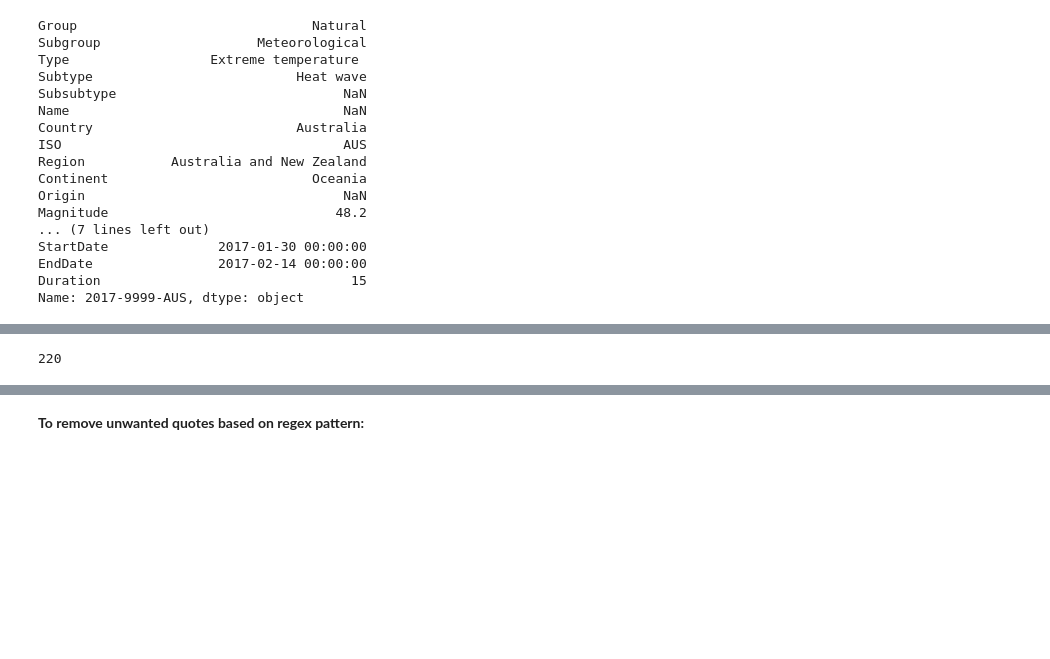
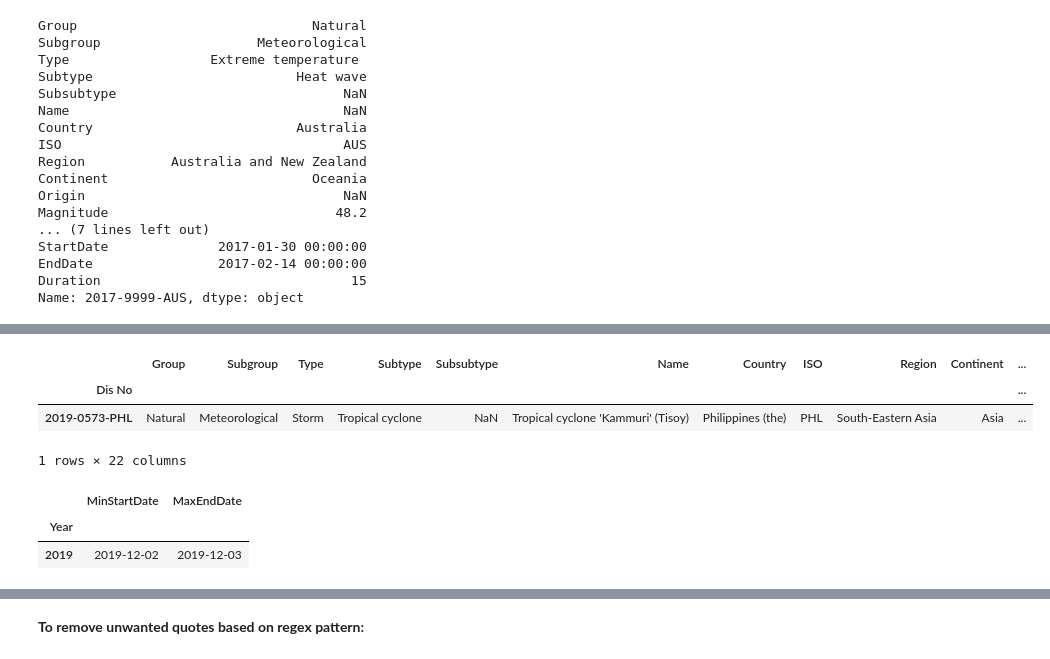
Before and after one commit to epfl-ada/ada-2021-project-data-alchemy, a Jupyter notebook: disaster_extraction.ipynb, the cells around one changed output, grey strips where cells are left out. Saved outputs shown, nothing was run; the diff lists cells and outputs as text; code cells hidden in the pictures; blank space fills up the shorter version.

```diff
--- a/disaster_extraction.ipynb
+++ b/disaster_extraction.ipynb
@@ -224,4 +181,9 @@ regex_pattern = r'|'.join(all_tags)
-# %%
-nrows // chunksize
-# %% [output]
-220
+# %%
+df_storm_2020 = get_df_disaster(df_emdat, STORMS_2020, STORMS_2020_val)
+# %%
+df_storm_2020
+# %% [output]
+|  | Group | Subgroup | Type | Subtype | Subsubtype | Name | Country | ISO | Region | Continent | ... |
+| Dis No |  |  |  |  |  |  |  |  |  |  | ... |
+| 2019-0573-PHL | Natural | Meteorological | Storm | Tropical cyclone | NaN | Tropical cyclone 'Kammuri' (Tisoy) | Philippines (the) | PHL | South-Eastern Asia | Asia | ... |
+1 rows × 22 columns
@@ -227,0 +192,6 @@ nrows // chunksize
+# %%
+df_storm_2020_bounds
+# %% [output]
+|  | MinStartDate | MaxEndDate |
+| Year |  |  |
+| 2019 | 2019-12-02 | 2019-12-03 |
```
Also changed, not shown: parts of 34 cells of this notebook, 3 other files.
